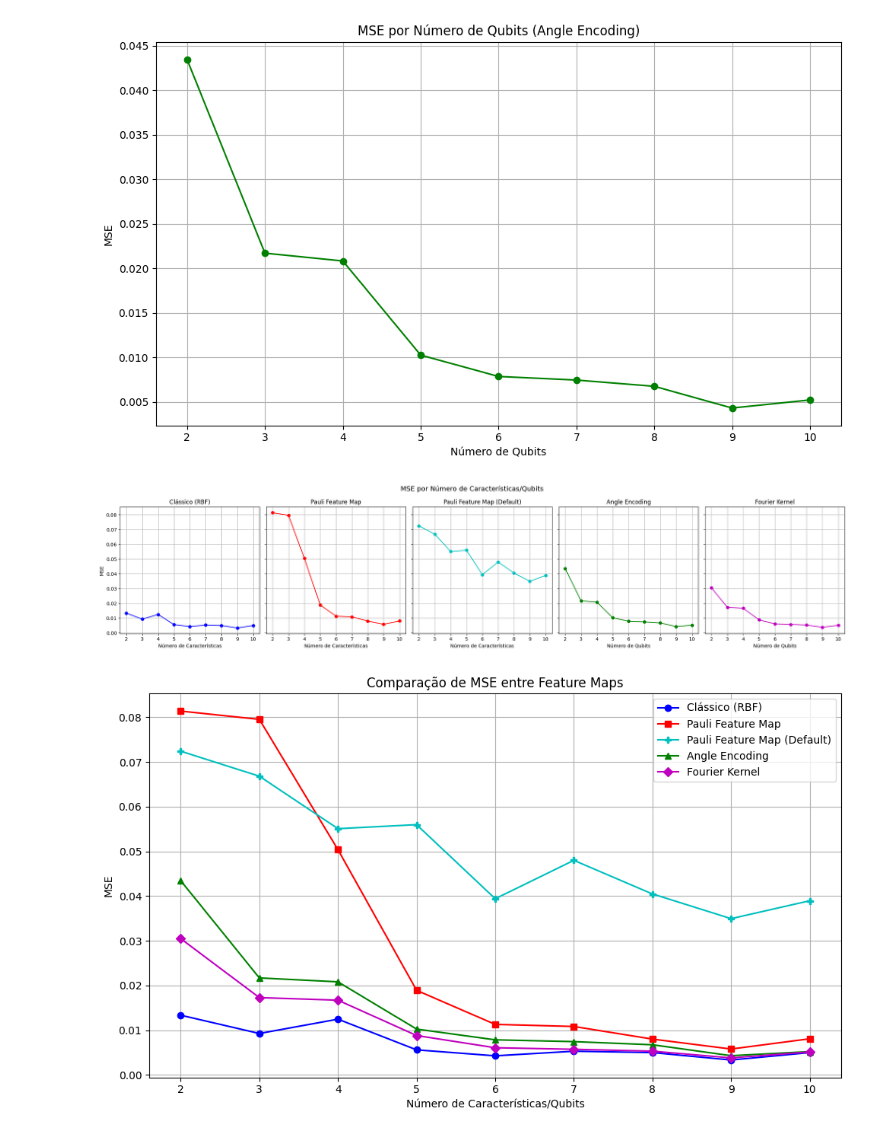
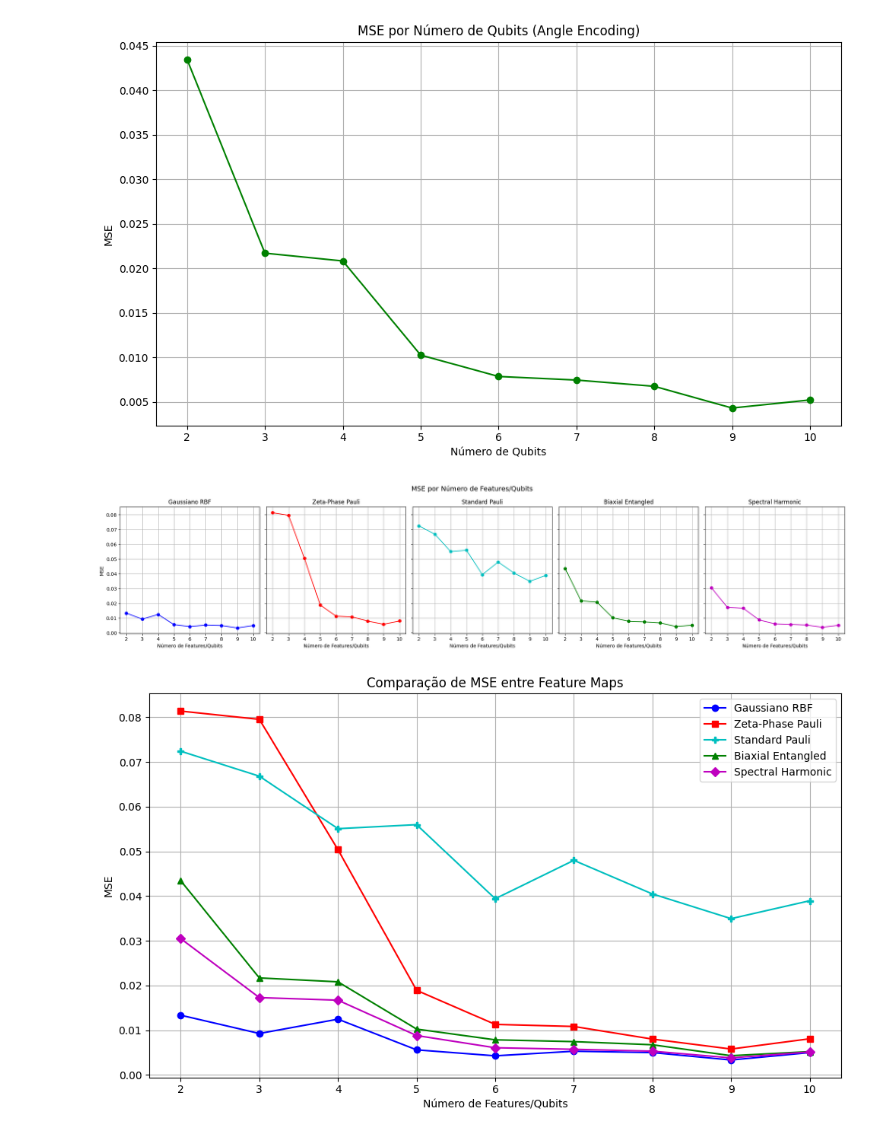
Before and after one commit to gddeazevedo/rgpe, a Jupyter notebook: notebooks/experiment_15_v3.ipynb, the cells around one changed output. Drawn from its saved outputs; the diff is of its cells as text; code cells hidden in the pictures.

```diff
--- a/notebooks/experiment_15_v3.ipynb
+++ b/notebooks/experiment_15_v3.ipynb
@@ -659,58 +659,59 @@ def plot_combined_results():
     fig, axes = plt.subplots(1, 5, figsize=(22, 5), sharey=True)
 
     axes[0].plot(classical_df["Features"], classical_df["MSE"], 'b-o')
-    axes[0].set_title("Clássico (RBF)")
-    axes[0].set_xlabel("Número de Características")
+    axes[0].set_title("Gaussiano RBF")
+    axes[0].set_xlabel("Número de Features/Qubits")
     axes[0].set_ylabel("MSE")
     axes[0].set_xticks(range(2, 11))
     axes[0].grid(True)
 
     axes[1].plot(pauli_df["N Features"], pauli_df["MSE"], 'r-o')
-    axes[1].set_title("Pauli Feature Map")
-    axes[1].set_xlabel("Número de Características")
+    axes[1].set_title("Zeta-Phase Pauli")
+    axes[1].set_xlabel("Número de Features/Qubits")
     axes[1].set_xticks(range(2, 11))
     axes[1].grid(True)
 
     axes[2].plot(pauli_default_df["N Features"], pauli_default_df["MSE"], 'c-o')
-    axes[2].set_title("Pauli Feature Map (Default)")
-    axes[2].set_xlabel("Número de Características")
+    axes[2].set_title("Standard Pauli")
+    axes[2].set_xlabel("Número de Features/Qubits")
     axes[2].set_xticks(range(2, 11))
     axes[2].grid(True)
 
-
     axes[3].plot(simple_df["n_qubits"], simple_df["mse"], 'g-o')
-    axes[3].set_title("Angle Encoding")
-    axes[3].set_xlabel("Número de Qubits")
+    axes[3].set_title("Biaxial Entangled")
+    axes[3].set_xlabel("Número de Features/Qubits")
     axes[3].set_xticks(range(2, 11))
     axes[3].grid(True)
 
     axes[4].plot(fourier_df["n_qubits"], fourier_df["mse"], 'm-o')
-    axes[4].set_title("Fourier Kernel")
-    axes[4].set_xlabel("Número de Qubits")
+    axes[4].set_title("Spectral Harmonic")
+    axes[4].set_xlabel("Número de Features/Qubits")
     axes[4].set_xticks(range(2, 11))
     axes[4].grid(True)
 
-    fig.suptitle("MSE por Número de Características/Qubits", fontsize=14)
+    fig.suptitle("MSE por Número de Features/Qubits", fontsize=14)
     plt.tight_layout()
+    plt.savefig("../results/experiment_15_v3/combined_results_subplots.png", dpi=160, bbox_inches='tight')
     plt.show()
 
     plt.figure(figsize=(10, 6))
-    plt.plot(classical_df["Features"], classical_df["MSE"], 'b-o', label="Clássico (RBF)")
-    plt.plot(pauli_df["N Features"], pauli_df["MSE"], 'r-s', label="Pauli Feature Map")
-    plt.plot(pauli_default_df["N Features"], pauli_default_df["MSE"], 'c-P', label="Pauli Feature Map (Default)")
-    plt.plot(simple_df["n_qubits"], simple_df["mse"], 'g-^', label="Angle Encoding")
-    plt.plot(fourier_df["n_qubits"], fourier_df["mse"], 'm-D', label="Fourier Kernel")
-    plt.xlabel("Número de Características/Qubits")
+    plt.plot(classical_df["Features"], classical_df["MSE"], 'b-o', label="Gaussiano RBF")
+    plt.plot(pauli_df["N Features"], pauli_df["MSE"], 'r-s', label="Zeta-Phase Pauli")
+    plt.plot(pauli_default_df["N Features"], pauli_default_df["MSE"], 'c-P', label="Standard Pauli")
+    plt.plot(simple_df["n_qubits"], simple_df["mse"], 'g-^', label="Biaxial Entangled")
+    plt.plot(fourier_df["n_qubits"], fourier_df["mse"], 'm-D', label="Spectral Harmonic")
+    plt.xlabel("Número de Features/Qubits")
     plt.ylabel("MSE")
     plt.title("Comparação de MSE entre Feature Maps")
     plt.xticks(range(2, 11))
     plt.legend()
     plt.grid(True)
     plt.tight_layout()
+    plt.savefig("../results/experiment_15_v3/combined_results.png", dpi=160, bbox_inches='tight')
     plt.show()
 
 
 plot_combined_results()
 # %% [output]
-[figure, old version]
+[figure, new version]
-[figure, old version]
+[figure, new version]
```
Also changed, not shown: 2 other files.
